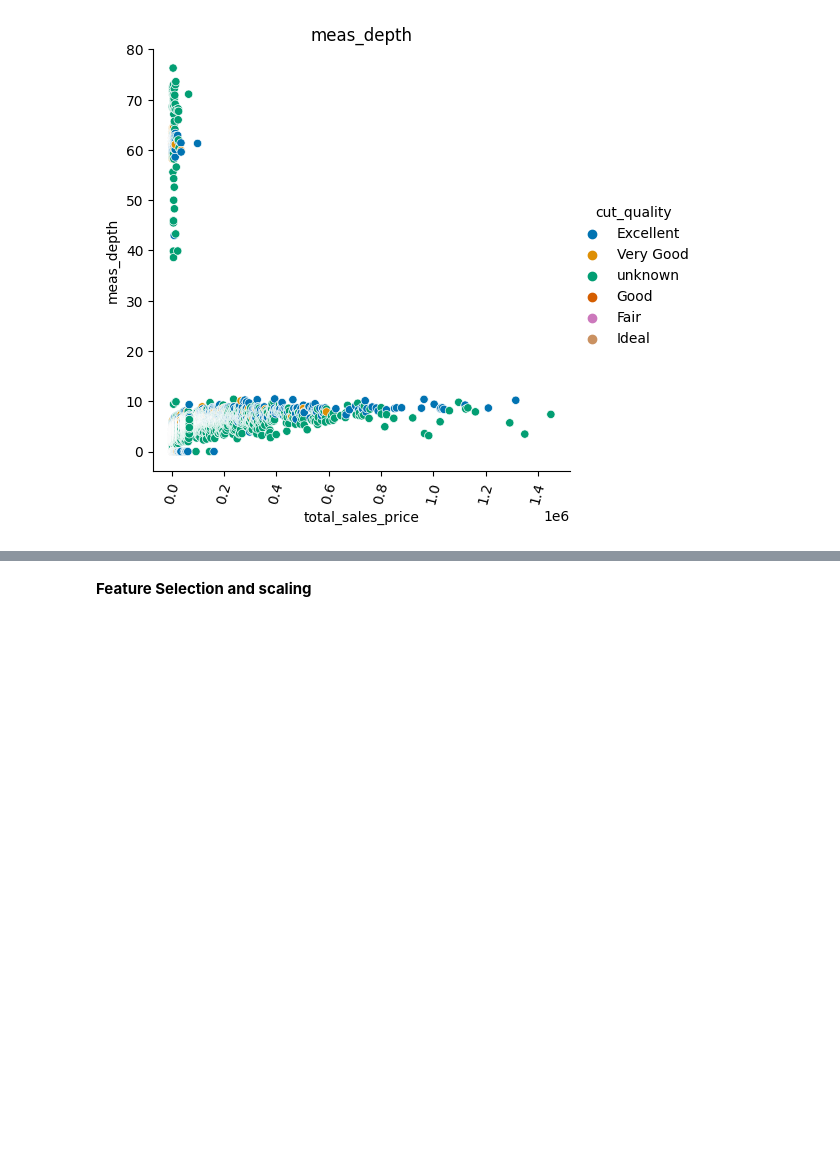
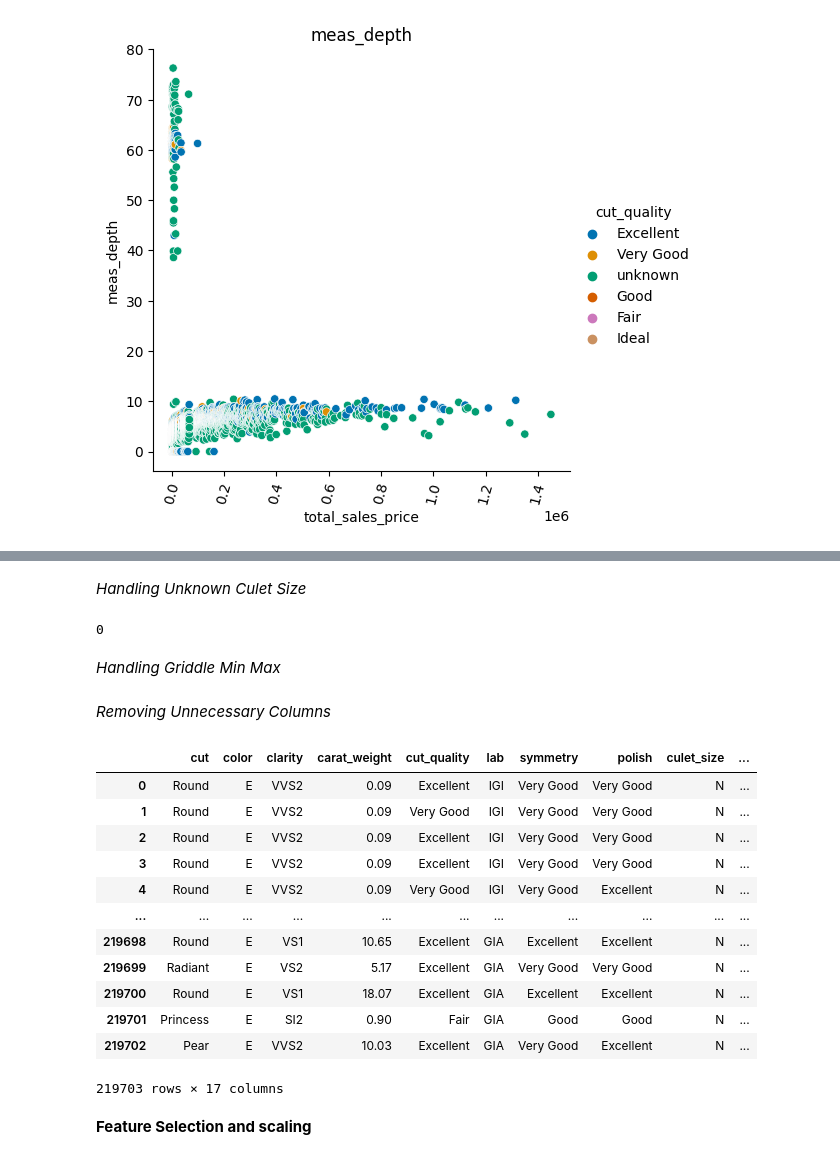
Before and after one commit to Virajprajapati22/Data-Mining-Project1, a Jupyter notebook: 202311043_DM_P1.ipynb, the cells around one changed output, grey strips where cells are left out. Drawn from its saved outputs; the diff is of its cells as text; code cells hidden in the pictures; blank space fills up the shorter version.

```diff
--- a/202311043_DM_P1.ipynb
+++ b/202311043_DM_P1.ipynb
@@ -168,0 +173,6 @@ corr.style.background_gradient(cmap ='coolwarm')
+# %%
+# for color columns we will take the mode value
+
+mode_for_feature_color = df['color'].mode()[0]
+df['color'].replace('unknown', mode_for_feature_color, inplace=True)
+(df['color'] == 'unknown').sum() # check for null or unknown value
@@ -169,3 +226,51 @@ corr.style.background_gradient(cmap ='coolwarm')
+# %% [markdown]
+*Handling Unknown Culet Size*
+# %%
+# culet_size
+# we will take the mode for it
+
+mode_for_feature_culet_size = df['culet_size'].mode()[0]
+df['culet_size'].replace('unknown', mode_for_feature_culet_size, inplace=True)
+(df['culet_size'] == 'unknown').sum() # check for null or unknown value
+# %% [output]
+0
+# %% [markdown]
+*Handling Griddle Min Max*
+# %%
+gridle_min_without_unknown = df[df['girdle_min'] != 'unknown']
+gridle_max_without_unknown = df[df['girdle_max'] != 'unknown']
+
+mode_for_feature_girdle_min = gridle_min_without_unknown['girdle_min'].mode()[0]
+mode_for_feature_girdle_max = gridle_max_without_unknown['girdle_max'].mode()[0]
+
+df['girdle_min'].replace('unknown', mode_for_feature_girdle_min, inplace=True)
+df['girdle_max'].replace('unknown', mode_for_feature_girdle_max, inplace=True)
+# %% [markdown]
+*Removing Unnecessary Columns*
+# %%
+df = df.drop(columns=['eye_clean',
+                      'culet_condition',
+                      'fluor_color',
+                      'fluor_intensity',
+                      'fancy_color_dominant_color',
+                      'fancy_color_secondary_color',
+                      'fancy_color_overtone',
+                      'fancy_color_intensity'])
+df
+# %% [output]
+|  | cut | color | clarity | carat_weight | cut_quality | lab | symmetry | polish | culet_size | ... |
+| 0 | Round | E | VVS2 | 0.09 | Excellent | IGI | Very Good | Very Good | N | ... |
+| 1 | Round | E | VVS2 | 0.09 | Very Good | IGI | Very Good | Very Good | N | ... |
+| 2 | Round | E | VVS2 | 0.09 | Excellent | IGI | Very Good | Very Good | N | ... |
+| 3 | Round | E | VVS2 | 0.09 | Excellent | IGI | Very Good | Very Good | N | ... |
+| 4 | Round | E | VVS2 | 0.09 | Very Good | IGI | Very Good | Excellent | N | ... |
+| ... | ... | ... | ... | ... | ... | ... | ... | ... | ... | ... |
+| 219698 | Round | E | VS1 | 10.65 | Excellent | GIA | Excellent | Excellent | N | ... |
+| 219699 | Radiant | E | VS2 | 5.17 | Excellent | GIA | Very Good | Very Good | N | ... |
+| 219700 | Round | E | VS1 | 18.07 | Excellent | GIA | Excellent | Excellent | N | ... |
+| 219701 | Princess | E | SI2 | 0.90 | Fair | GIA | Good | Good | N | ... |
+| 219702 | Pear | E | VVS2 | 10.03 | Excellent | GIA | Very Good | Excellent | N | ... |
+219703 rows × 17 columns
 # %% [markdown]
 **Feature Selection and scaling**
 # %%
```
Also changed, not shown: parts of 8 cells of this notebook.
